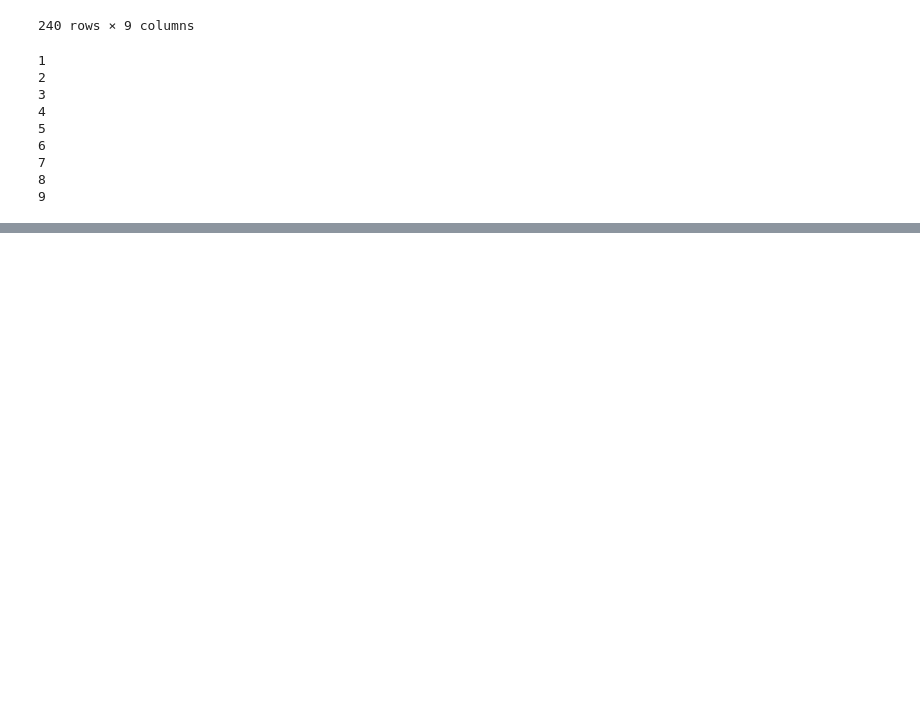
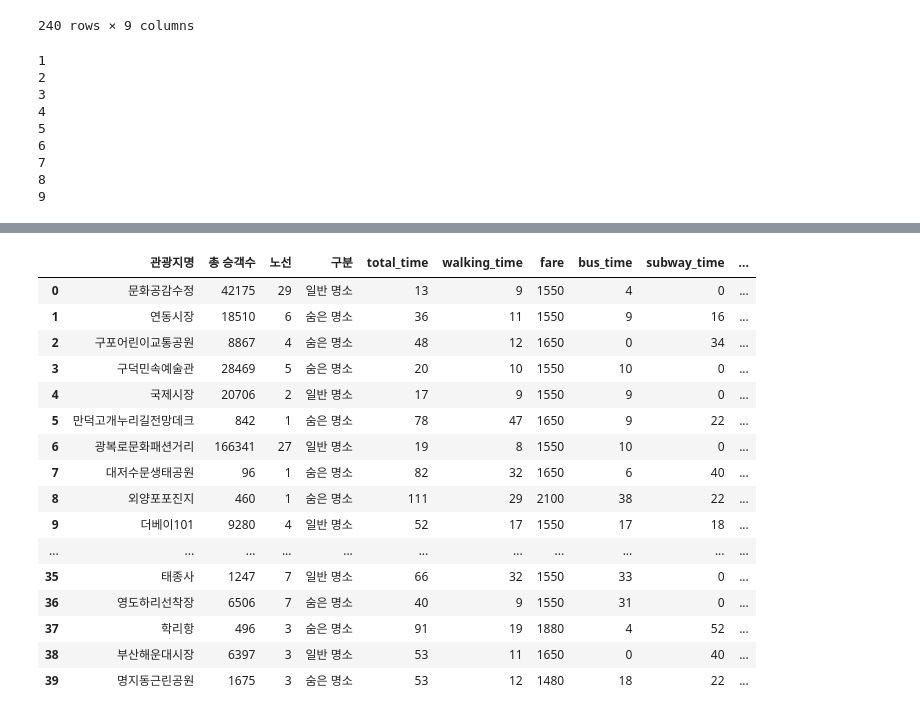
Before and after one commit to GRetriever/Data-Analysis-Project, a Jupyter notebook: Tourist Attractions/부산.ipynb, the cells around one changed output, grey strips where cells are left out. Saved outputs shown, nothing was run; the diff lists cells and outputs as text; code cells hidden in the pictures; blank space fills up the shorter version.

```diff
--- a/Tourist Attractions/부산.ipynb
+++ b/Tourist Attractions/부산.ipynb
@@ -912,3 +912,7 @@ response = requests.get(url)
 image = Image.open(BytesIO(response.content))
 
 display(image)
+# %%
+import pandas as pd
+
+b = pd.read_csv('./부산/bus_info.csv')
@@ -914,0 +1004,20 @@ display(image)
+# %%
+b
+# %% [output]
+|  | 관광지명 | 총 승객수 | 노선 | 구분 | total_time | walking_time | fare | bus_time | subway_time | ... |
+| 0 | 문화공감수정 | 42175 | 29 | 일반 명소 | 13 | 9 | 1550 | 4 | 0 | ... |
+| 1 | 연동시장 | 18510 | 6 | 숨은 명소 | 36 | 11 | 1550 | 9 | 16 | ... |
+| 2 | 구포어린이교통공원 | 8867 | 4 | 숨은 명소 | 48 | 12 | 1650 | 0 | 34 | ... |
+| 3 | 구덕민속예술관 | 28469 | 5 | 숨은 명소 | 20 | 10 | 1550 | 10 | 0 | ... |
+| 4 | 국제시장 | 20706 | 2 | 일반 명소 | 17 | 9 | 1550 | 9 | 0 | ... |
+| 5 | 만덕고개누리길전망데크 | 842 | 1 | 숨은 명소 | 78 | 47 | 1650 | 9 | 22 | ... |
+| 6 | 광복로문화패션거리 | 166341 | 27 | 일반 명소 | 19 | 8 | 1550 | 10 | 0 | ... |
+| 7 | 대저수문생태공원 | 96 | 1 | 숨은 명소 | 82 | 32 | 1650 | 6 | 40 | ... |
+| 8 | 외양포포진지 | 460 | 1 | 숨은 명소 | 111 | 29 | 2100 | 38 | 22 | ... |
+| 9 | 더베이101 | 9280 | 4 | 일반 명소 | 52 | 17 | 1550 | 17 | 18 | ... |
+| ... | ... | ... | ... | ... | ... | ... | ... | ... | ... | ... |
+| 35 | 태종사 | 1247 | 7 | 일반 명소 | 66 | 32 | 1550 | 33 | 0 | ... |
+| 36 | 영도하리선착장 | 6506 | 7 | 숨은 명소 | 40 | 9 | 1550 | 31 | 0 | ... |
+| 37 | 학리항 | 496 | 3 | 숨은 명소 | 91 | 19 | 1880 | 4 | 52 | ... |
+| 38 | 부산해운대시장 | 6397 | 3 | 일반 명소 | 53 | 11 | 1650 | 0 | 40 | ... |
+| 39 | 명지동근린공원 | 1675 | 3 | 숨은 명소 | 53 | 12 | 1480 | 18 | 22 | ... |
```
Also changed, not shown: parts of 5 cells of this notebook, 7 other files.
